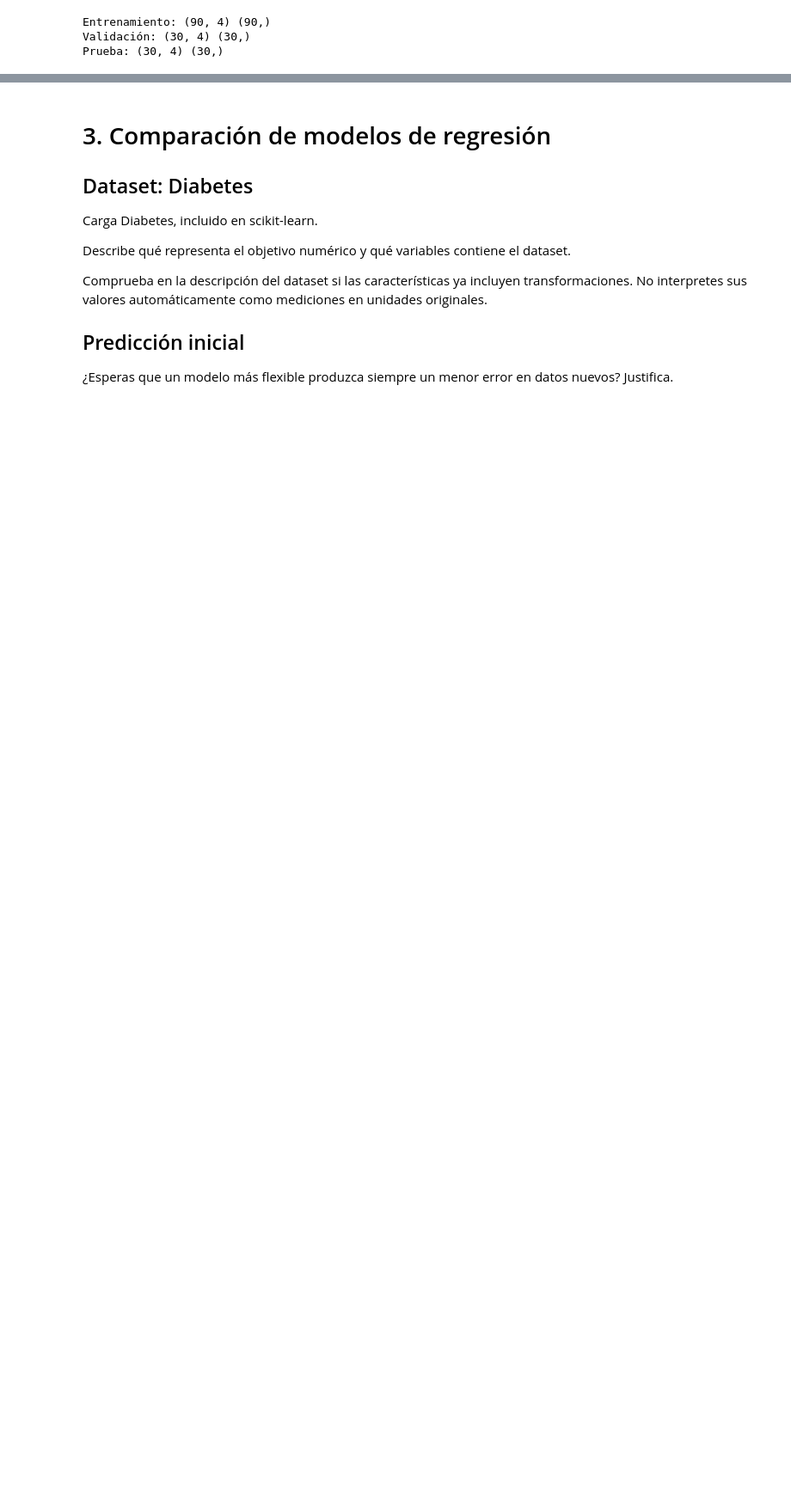
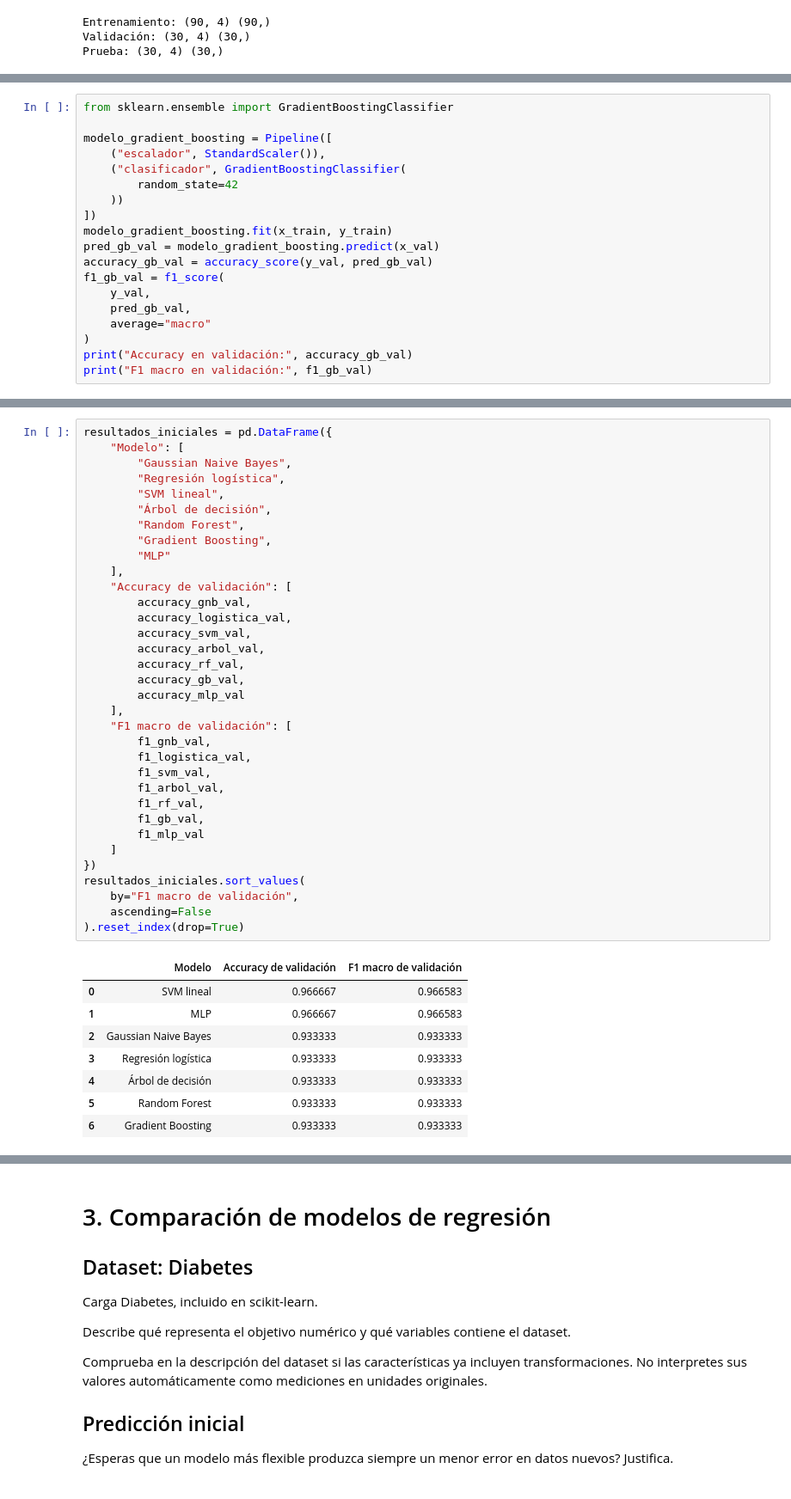
Before and after one commit to Boris-epn/Recuperaci-n-de-la-informaci-n, a Jupyter notebook: Primer bimestre/01_revml.ipynb, the cells around one changed output, grey strips where cells are left out. Shown at 86% size. Cells and saved outputs as stored; diff of their text form; blank space fills up the shorter version.

```diff
--- a/Primer bimestre/01_revml.ipynb
+++ b/Primer bimestre/01_revml.ipynb
@@ -206,0 +335,19 @@ Prueba: (30, 4) (30,)
+# %%
+from sklearn.ensemble import GradientBoostingClassifier
+
+modelo_gradient_boosting = Pipeline([
+    ("escalador", StandardScaler()),
+    ("clasificador", GradientBoostingClassifier(
+        random_state=42
+    ))
+])
+modelo_gradient_boosting.fit(x_train, y_train)
+pred_gb_val = modelo_gradient_boosting.predict(x_val)
+accuracy_gb_val = accuracy_score(y_val, pred_gb_val)
+f1_gb_val = f1_score(
+    y_val,
+    pred_gb_val,
+    average="macro"
+)
+print("Accuracy en validación:", accuracy_gb_val)
+print("F1 macro en validación:", f1_gb_val)
@@ -206,0 +385,43 @@ Prueba: (30, 4) (30,)
+# %%
+resultados_iniciales = pd.DataFrame({
+    "Modelo": [
+        "Gaussian Naive Bayes",
+        "Regresión logística",
+        "SVM lineal",
+        "Árbol de decisión",
+        "Random Forest",
+        "Gradient Boosting",
+        "MLP"
+    ],
+    "Accuracy de validación": [
+        accuracy_gnb_val,
+        accuracy_logistica_val,
+        accuracy_svm_val,
+        accuracy_arbol_val,
+        accuracy_rf_val,
+        accuracy_gb_val,
+        accuracy_mlp_val
+    ],
+    "F1 macro de validación": [
+        f1_gnb_val,
+        f1_logistica_val,
+        f1_svm_val,
+        f1_arbol_val,
+        f1_rf_val,
+        f1_gb_val,
+        f1_mlp_val
+    ]
+})
+resultados_iniciales.sort_values(
+    by="F1 macro de validación",
+    ascending=False
+).reset_index(drop=True)
+# %% [output]
+|  | Modelo | Accuracy de validación | F1 macro de validación |
+| 0 | SVM lineal | 0.966667 | 0.966583 |
+| 1 | MLP | 0.966667 | 0.966583 |
+| 2 | Gaussian Naive Bayes | 0.933333 | 0.933333 |
+| 3 | Regresión logística | 0.933333 | 0.933333 |
+| 4 | Árbol de decisión | 0.933333 | 0.933333 |
+| 5 | Random Forest | 0.933333 | 0.933333 |
+| 6 | Gradient Boosting | 0.933333 | 0.933333 |
```
Also changed, not shown: parts of 20 cells of this notebook.
